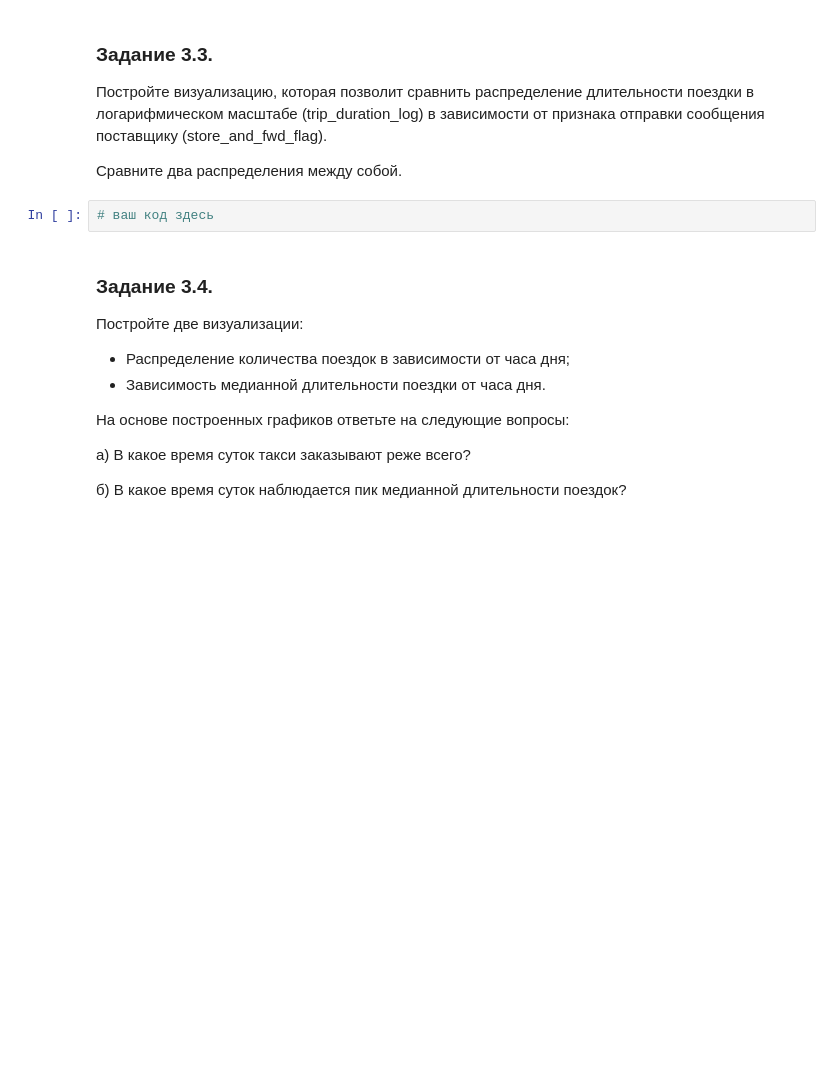
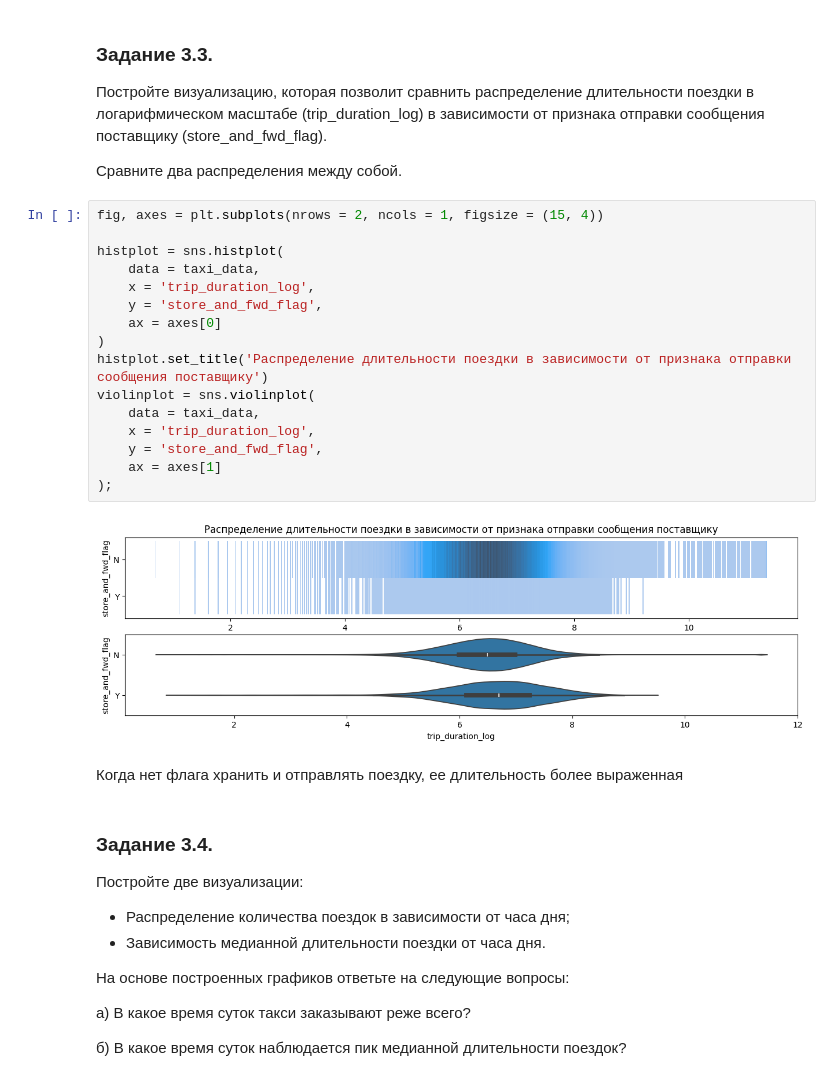
Before and after one commit to sashadasasha/2805, a Jupyter notebook: Project_learn_task_.ipynb, the cells around one changed output. Saved outputs shown, nothing was run; the diff lists cells and outputs as text; blank space fills up the shorter version.

```diff
--- a/Project_learn_task_.ipynb
+++ b/Project_learn_task_.ipynb
@@ -460,8 +671,26 @@ taxi_data['trip_duration_log'] = np.log(taxi_data['trip_duration']+1)
 Постройте визуализацию, которая позволит сравнить распределение длительности поездки в логарифмическом масштабе (trip_duration_log) в зависимости от признака отправки сообщения поставщику (store_and_fwd_flag).
 
 Сравните два распределения между собой.
-# %%
-# ваш код здесь
+# %%
+fig, axes = plt.subplots(nrows = 2, ncols = 1, figsize = (15, 4))
+
+histplot = sns.histplot(
+    data = taxi_data,
+    x = 'trip_duration_log',
+    y = 'store_and_fwd_flag',
+    ax = axes[0]
+)
+histplot.set_title('Распределение длительности поездки в зависимости от признака отправки сообщения поставщику')
+violinplot = sns.violinplot(
+    data = taxi_data,
+    x = 'trip_duration_log',
+    y = 'store_and_fwd_flag',
+    ax = axes[1]
+);
+# %% [output]
+[figure, added]
+# %% [markdown]
+Когда нет флага хранить и отправлять поездку, ее длительность более выраженная
 # %% [markdown]
 ### Задание 3.4.
 Постройте две визуализации:
```
Also changed, not shown: parts of 92 cells of this notebook.
